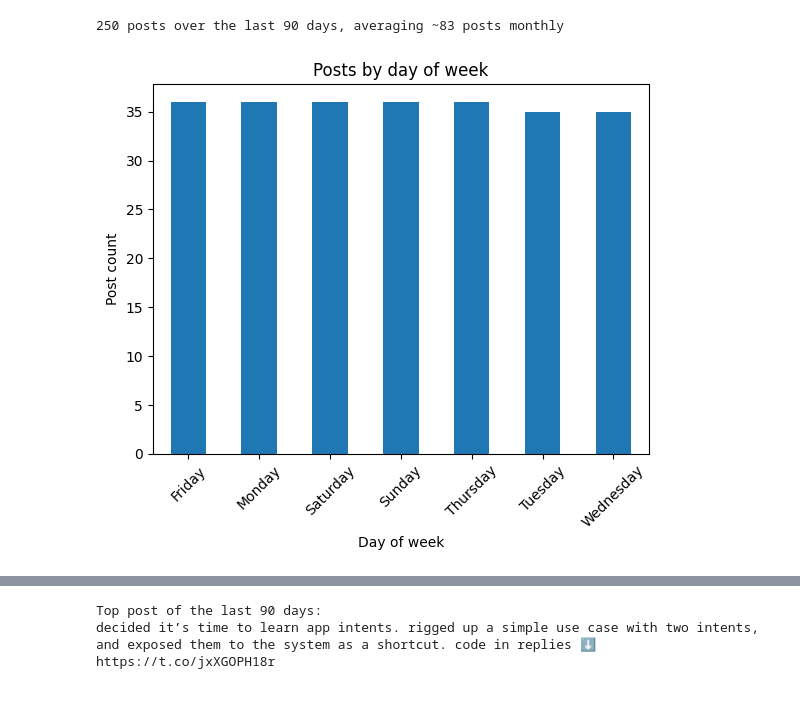
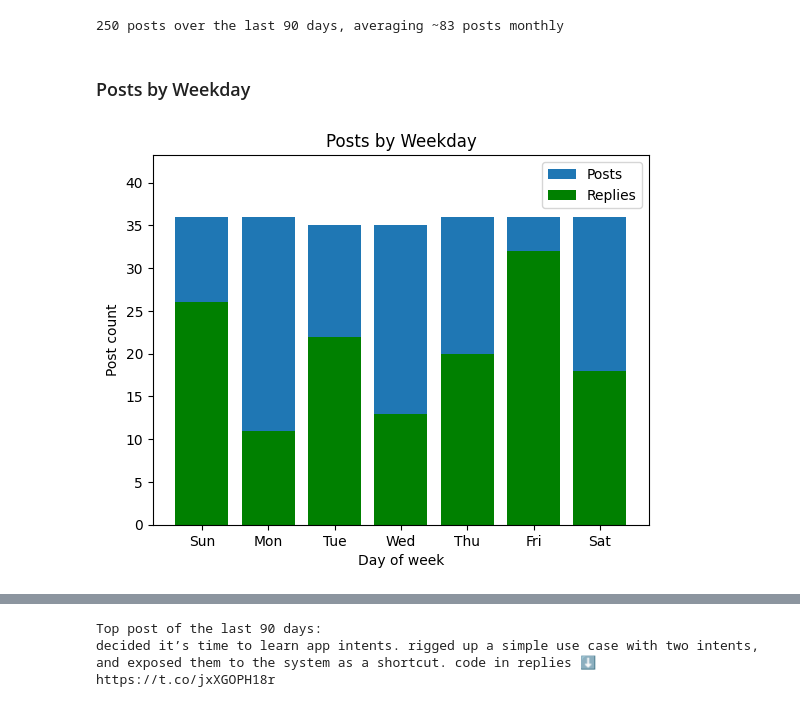
Before and after one commit to bodhichristian/python-basics, a Jupyter notebook: x_data/X Data.ipynb, the cells around one changed output, grey strips where cells are left out. Cells and saved outputs as stored; diff of their text form; code cells hidden in the pictures.

Commit message:
Add plots to x_data notebook

```diff
--- a/x_data/X Data.ipynb
+++ b/x_data/X Data.ipynb
@@ -32,6 +34,11 @@ overview.head(2)
 # %Y - four digit year (2025)
 
 overview['Date'] = pd.to_datetime(overview['Date'], format='%a, %b %d, %Y')
-grouped = overview.groupby(overview['Date'].dt.month)
-grouped.size()
+overview['Month'] = pd.Categorical(
+    overview['Date'].dt.strftime('%b'),
+    categories=['Jan', 'Feb', 'Mar', 'Apr', 'May', 'Jun',
+                'Jul', 'Aug', 'Sep', 'Oct', 'Nov', 'Dec'],
+    ordered=True
+)
+overview.head(2)
 # %% [output]
@@ -84,3 +163,10 @@ posts.head(2)
 # %Y - four digit year (2025)
 
 posts['Date'] = pd.to_datetime(overview['Date'], format='%a, %b %d, %Y')
+posts['Weekday'] = pd.Categorical(
+    posts['Date'].dt.strftime('%a'),
+    categories=['Sun', 'Mon', 'Tue', 'Wed', 'Thu', 'Fri', 'Sat'],
+    ordered=True
+)
+
+posts.head(2)
@@ -92,15 +182,22 @@ monthly_average = round((total_posts / 3))
 print(f'{total_posts} posts over the last 90 days, averaging ~{monthly_average} posts monthly')
 # %% [output]
 250 posts over the last 90 days, averaging ~83 posts monthly
+# %% [markdown]
+### Posts by Weekday
 # %%
-posts['day_of_week'] = posts['Date'].dt.day_name()
-daily_post_count = posts.groupby('day_of_week').size()
-daily_post_count.plot(kind='bar')
+posts_by_weekday = posts.groupby('Weekday', observed=True).size()
+replies_by_weekday = posts.groupby('Weekday', observed=True)['Replies'].sum()
+
+plt.bar(posts_by_weekday.index, posts_by_weekday.values, label='Posts')
+plt.bar(replies_by_weekday.index, replies_by_weekday.values, color='green', label='Replies')
 
 plt.xlabel('Day of week')
 plt.ylabel('Post count')
-plt.title('Posts by day of week')
-plt.xticks(rotation=45)
+plt.title('Posts by Weekday')
+
+plt.ylim(0, (posts_by_weekday.max() * 1.2))  # 20% buffer for better visibility
+
+plt.legend()
 plt.show()
 # %% [output]
-[figure, old version]
+[figure, new version]
```
Also changed, not shown: parts of 28 cells of this notebook.
